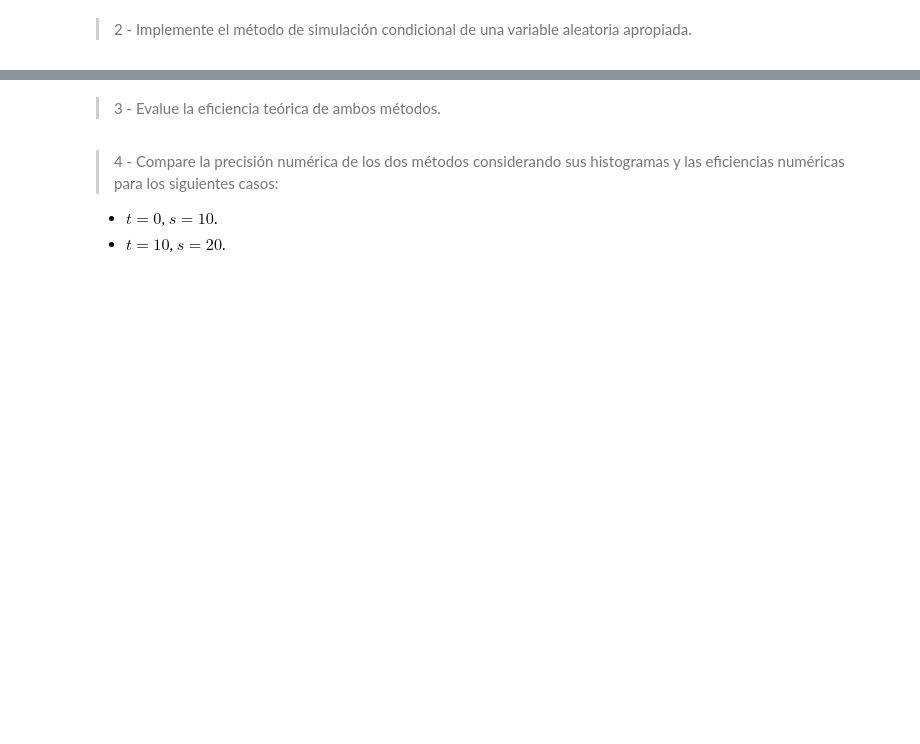
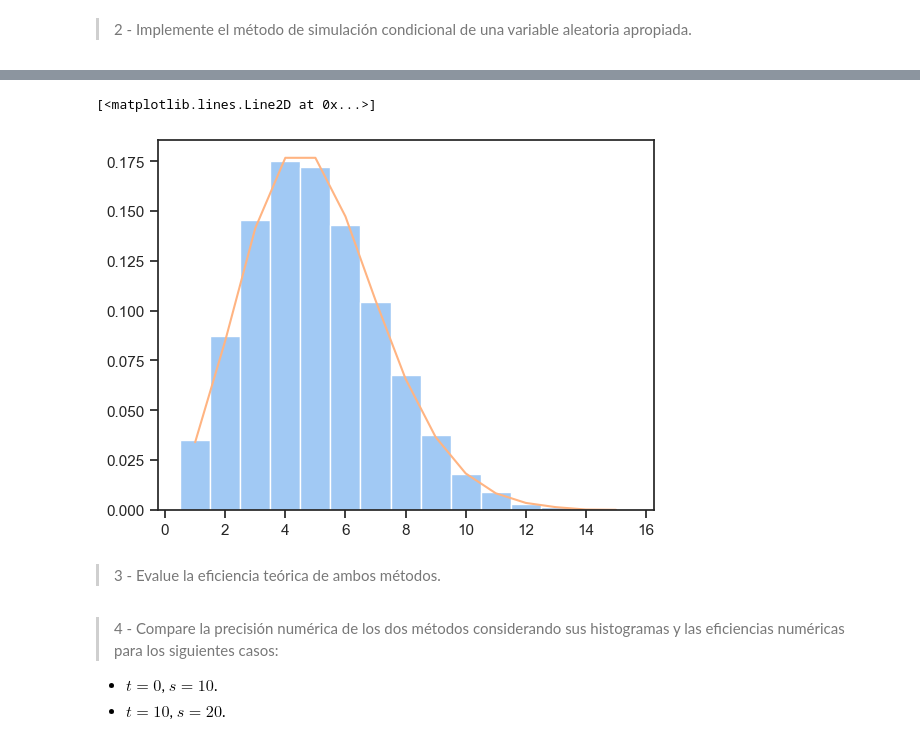
Before and after one commit to Miguel-Escobar/Sim-Estocastica, a Jupyter notebook: Lab 1/lab1.ipynb, the cells around one changed output, grey strips where cells are left out. Drawn from its saved outputs; the diff is of its cells as text; code cells hidden in the pictures; blank space fills up the shorter version.

```diff
--- a/Lab 1/lab1.ipynb
+++ b/Lab 1/lab1.ipynb
@@ -488,3 +579,27 @@ TypeError: only integer scalar arrays can be converted to a scalar index
+# %%
+# Notamos que la variable Y es simplemente una poisson de parámetro lambda
+# condicionada a estar en el intervalo [t, s]. Por lo tanto, la variable
+# aleatoria apropiada es una Poisson de parámetro lambda.
+
+from numpy.random import poisson
+
+def conditional_simulation(n, t, s): # puede ser mucho más eficiente si quitamos la restricción de retornar precisamente n realizaciones, o lo hacemos de forma más inteligente.
+    sample = np.zeros(n)
+    i = 0
+    while i < n:
+        y = poisson(lam=lamb)
+        if t <= y <= s:
+            sample[i] = y
+            i += 1
+    return sample
+
+y_sample = conditional_simulation(10_000, t, s)
+
+plt.hist(y_sample, density=True, bins=np.arange(t, s+2)-.5)
+plt.plot(np.arange(t, s+1), y_prob(np.arange(t, s+1), t, s))
+# %% [output]
+[<matplotlib.lines.Line2D at 0x...>]
+[figure, added]
 # %% [markdown]
 > 3 - Evalue la eficiencia teórica de ambos métodos.
 # %% [markdown]
```
Also changed, not shown: parts of 12 cells of this notebook.
